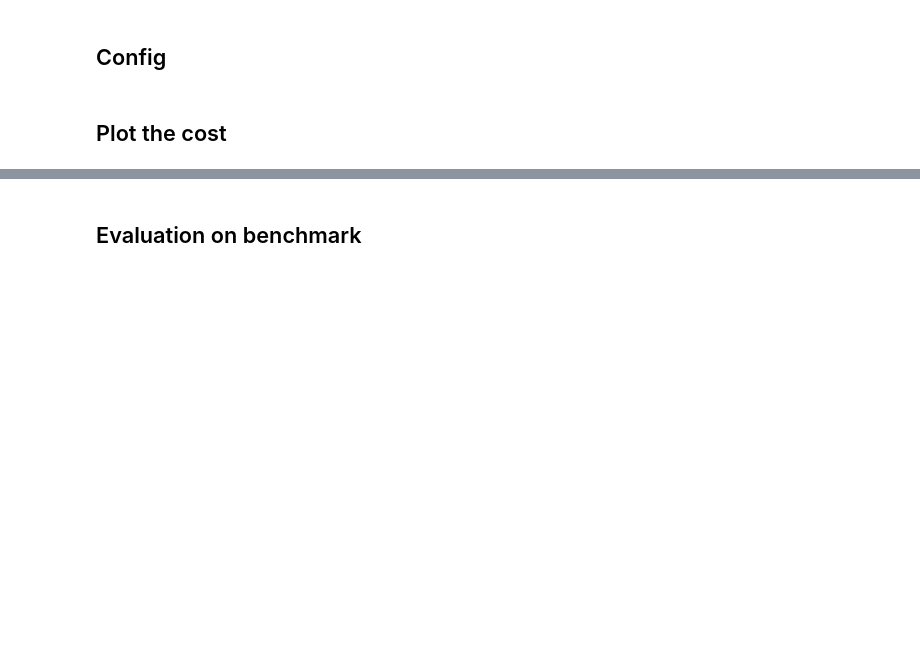
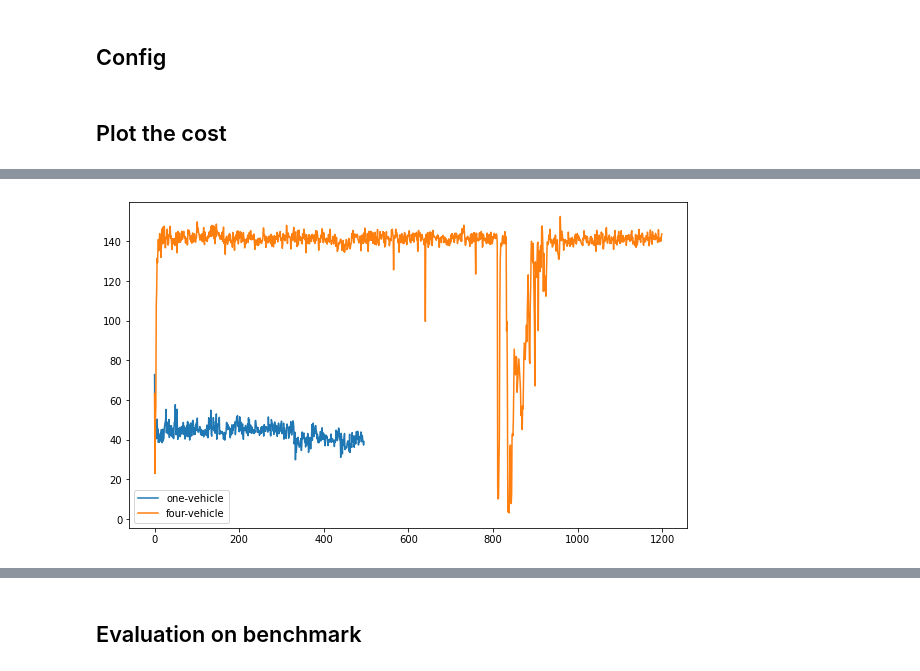
Before and after one commit to amir7697/multi-vehicle_vrp, a Jupyter notebook: evaluation/evaluation.ipynb, the cells around one changed output, grey strips where cells are left out. Drawn from its saved outputs; the diff is of its cells as text; code cells hidden in the pictures; blank space fills up the shorter version.

```diff
--- a/evaluation/evaluation.ipynb
+++ b/evaluation/evaluation.ipynb
@@ -73,0 +70,4 @@ Use eager execution and:
+# %%
+plot_cost(LOG_PATH_LIST, LOG_NAME_LIST, 'avg_early_cost')
+# %% [output]
+[figure, added]
```
Also changed, not shown: parts of 6 cells of this notebook.
